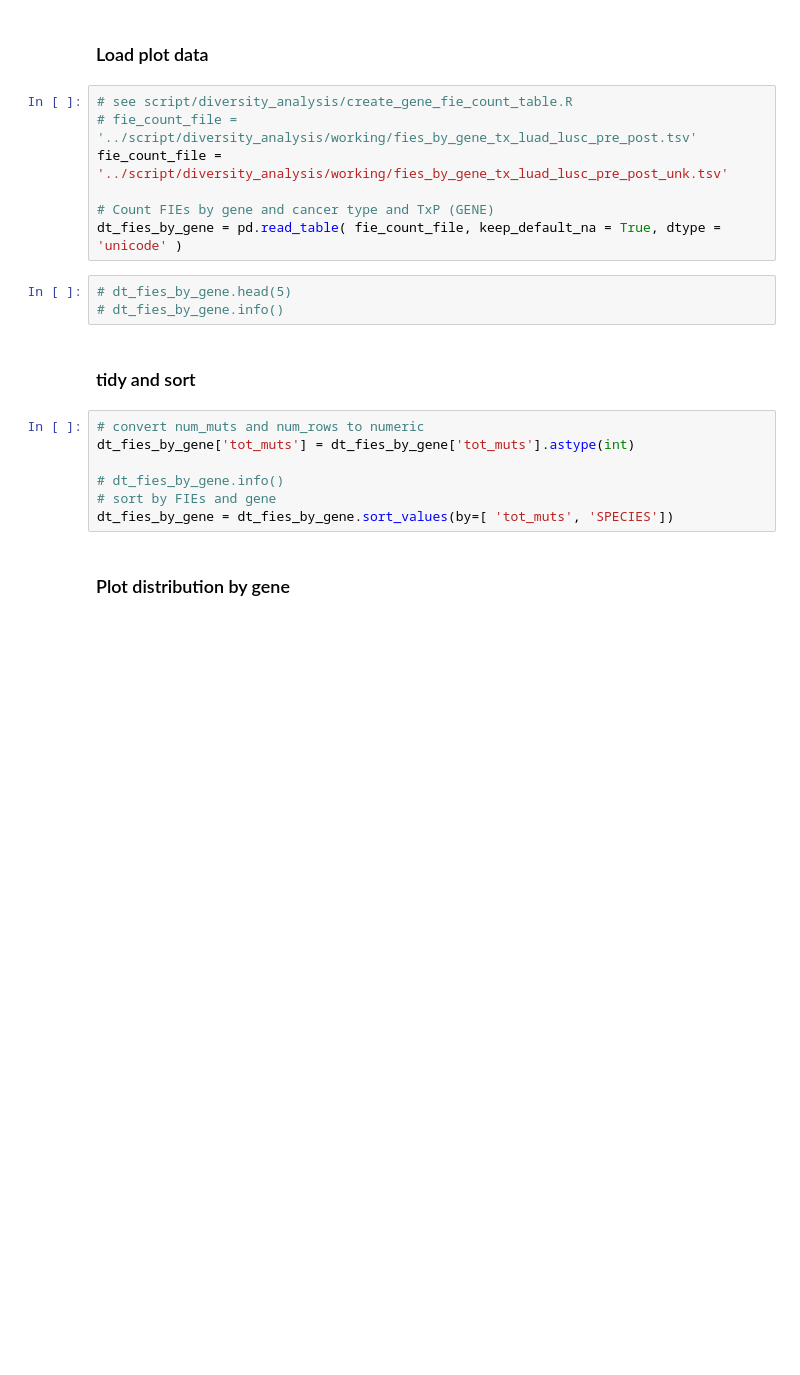
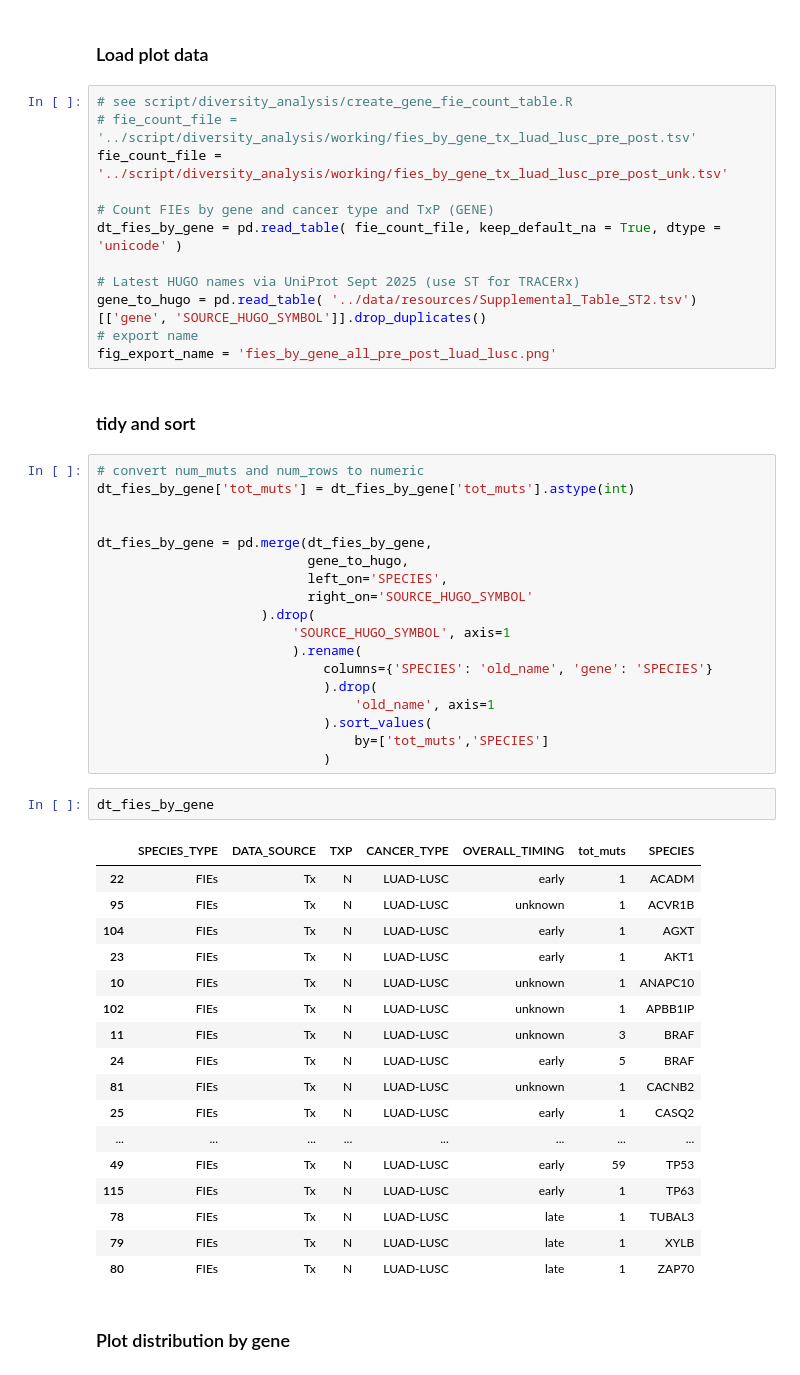
Before and after one commit to paulashford/funvar-tracerx, a Jupyter notebook: plot/plot_fie_count_gene_dist_long_tail.ipynb, the cells around one changed output. Drawn from its saved outputs; the diff is of its cells as text; blank space fills up the shorter version.

Commit message:
Added data for CES plus a few resources files and long-tail plot update

```diff
--- a/plot/plot_fie_count_gene_dist_long_tail.ipynb
+++ b/plot/plot_fie_count_gene_dist_long_tail.ipynb
@@ -34,18 +37,51 @@ fie_count_file = '../script/diversity_analysis/working/fies_by_gene_tx_luad_lusc
 
 # Count FIEs by gene and cancer type and TxP (GENE)
 dt_fies_by_gene = pd.read_table( fie_count_file, keep_default_na = True, dtype = 'unicode' )
+
+# Latest HUGO names via UniProt Sept 2025 (use ST for TRACERx)
+gene_to_hugo = pd.read_table( '../data/resources/Supplemental_Table_ST2.tsv')[['gene', 'SOURCE_HUGO_SYMBOL']].drop_duplicates()
+# export name
+fig_export_name = 'fies_by_gene_all_pre_post_luad_lusc.png'
-# %%
-# dt_fies_by_gene.head(5)
-# dt_fies_by_gene.info()
 # %% [markdown]
 ### tidy and sort
 # %%
 # convert num_muts and num_rows to numeric
 dt_fies_by_gene['tot_muts'] = dt_fies_by_gene['tot_muts'].astype(int)
 
-# dt_fies_by_gene.info()
-# sort by FIEs and gene
-dt_fies_by_gene = dt_fies_by_gene.sort_values(by=[ 'tot_muts', 'SPECIES'])
+
+dt_fies_by_gene = pd.merge(dt_fies_by_gene,
+						   gene_to_hugo,
+						   left_on='SPECIES',
+						   right_on='SOURCE_HUGO_SYMBOL'
+					 ).drop(
+						 'SOURCE_HUGO_SYMBOL', axis=1
+						 ).rename(
+							 columns={'SPECIES': 'old_name', 'gene': 'SPECIES'}
+							 ).drop(
+								 'old_name', axis=1
+							 ).sort_values(
+								 by=['tot_muts','SPECIES']
+							 )
+# %%
+dt_fies_by_gene
+# %% [output]
+|  | SPECIES_TYPE | DATA_SOURCE | TXP | CANCER_TYPE | OVERALL_TIMING | tot_muts | SPECIES |
+| 22 | FIEs | Tx | N | LUAD-LUSC | early | 1 | ACADM |
+| 95 | FIEs | Tx | N | LUAD-LUSC | unknown | 1 | ACVR1B |
+| 104 | FIEs | Tx | N | LUAD-LUSC | early | 1 | AGXT |
+| 23 | FIEs | Tx | N | LUAD-LUSC | early | 1 | AKT1 |
+| 10 | FIEs | Tx | N | LUAD-LUSC | unknown | 1 | ANAPC10 |
+| 102 | FIEs | Tx | N | LUAD-LUSC | unknown | 1 | APBB1IP |
+| 11 | FIEs | Tx | N | LUAD-LUSC | unknown | 3 | BRAF |
+| 24 | FIEs | Tx | N | LUAD-LUSC | early | 5 | BRAF |
+| 81 | FIEs | Tx | N | LUAD-LUSC | unknown | 1 | CACNB2 |
+| 25 | FIEs | Tx | N | LUAD-LUSC | early | 1 | CASQ2 |
+| ... | ... | ... | ... | ... | ... | ... | ... |
+| 49 | FIEs | Tx | N | LUAD-LUSC | early | 59 | TP53 |
+| 115 | FIEs | Tx | N | LUAD-LUSC | early | 1 | TP63 |
+| 78 | FIEs | Tx | N | LUAD-LUSC | late | 1 | TUBAL3 |
+| 79 | FIEs | Tx | N | LUAD-LUSC | late | 1 | XYLB |
+| 80 | FIEs | Tx | N | LUAD-LUSC | late | 1 | ZAP70 |
 # %% [markdown]
 ### Plot distribution by gene
 # %%
```
Also changed, not shown: parts of 3 cells of this notebook, 8 other files.
